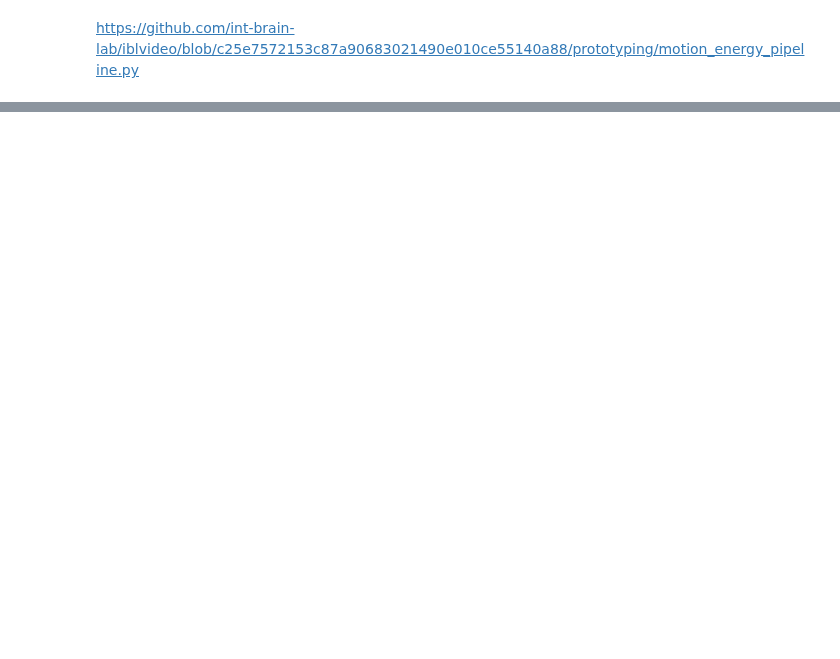
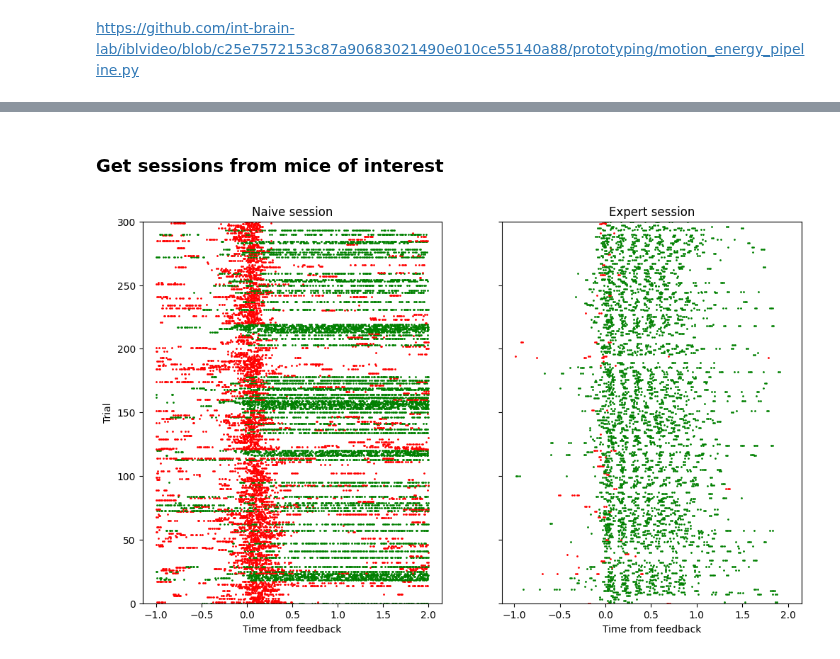
Before and after one commit to ineslaranjeira/representation_learning_variability, a Jupyter notebook: Video/Licking/licking.ipynb, the cells around one changed output, grey strips where cells are left out. Saved outputs shown, nothing was run; the diff lists cells and outputs as text; code cells hidden in the pictures; blank space fills up the shorter version.

Commit message:
Wrote code to plot licks around feedback for early and late sessions

```diff
--- a/Video/Licking/licking.ipynb
+++ b/Video/Licking/licking.ipynb
@@ -89,0 +16,71 @@ ConnectionError: HTTPSConnectionPool(host='alyx.internationalbrainlab.org', port
+# %% [markdown]
+### Get sessions from mice of interest
+# %%
+data_path =  '/home/ines/repositories/representation_learning_variability/Video/'
+os.chdir(data_path)
+
+mice = pickle.load(open("subject_intersection", "rb"))
+naive_sessions = pickle.load(open("good_naive_sessions", "rb"))
+# %%
+# Find paired sessions for each mouse
+one = ONE()
+for s, naive_session in enumerate(naive_sessions[7:8]):
+
+    # Get mouse name
+    session_details = one.list_datasets(naive_session, details=True)
+    parts = session_details['session_path'][0].split('/')
+    mouse_name = '/'.join(parts[2:3])
+
+    # Get corresponding proficient sessions
+    prof_sessions = subjects_interest_data([mouse_name], 'proficient', 'ephys')
+
+    if len(prof_sessions) > 0:
+        prof_sessions = prof_sessions['session'].unique()
+        prof_session = prof_sessions[-1]
+
+        # Get lick times for each of the sessions
+        naive_lick_times = get_lick_times(naive_session, video_type = 'left')
+        prof_lick_times = get_lick_times(prof_session, video_type = 'left')
+
+        # Get trials for corresponding sessions
+
+        trials_naive = one.load_object(naive_session, obj='trials', namespace='ibl')
+        naive_df = trials_naive.to_df()
+
+        trials_prof = one.load_object(prof_session, obj='trials', namespace='ibl')
+        prof_df = trials_prof.to_df()
+
+
+        licks_naive = psth(naive_df, naive_lick_times, 1, 2, event='feedback_times')
+        licks_prof = psth(prof_df, prof_lick_times, 1, 2, event='feedback_times')
+
+        # Plot data
+        fig, ax = plt.subplots(nrows=1, ncols=2, sharex=False, sharey=True, figsize=[12, 7])
+        # Naive session
+        data = licks_naive
+        num_trials = int(np.max(data['trial']))
+        # Plotting the spikes
+        for t, trial in enumerate(range(num_trials)):
+            licks_correct = np.array(data.loc[(data['trial']==t) & (data['correct']==1), 'lick_times'])
+            licks_incorrect = np.array(data.loc[(data['trial']==t) & (data['correct']==-1), 'lick_times'])
+            ax[0].scatter(licks_correct, np.full_like(licks_correct, t), color='green', s=1)
+            ax[0].scatter(licks_incorrect, np.full_like(licks_incorrect, t), color='red', s=1)
+
+        ax[0].set_title('Naive session')
+        ax[0].set_xlabel('Time from feedback')
+        ax[0].set_ylim([0, 300])
+
+        # Prof session
+        data = licks_prof
+        num_trials = int(np.max(data['trial']))
+        # Plotting the spikes
+        for t, trial in enumerate(range(num_trials)):
+            licks_correct = np.array(data.loc[(data['trial']==t) & (data['correct']==1), 'lick_times'])
+            licks_incorrect = np.array(data.loc[(data['trial']==t) & (data['correct']==-1), 'lick_times'])
+            ax[1].scatter(licks_correct, np.full_like(licks_correct, t), color='green', s=1)
+            ax[1].scatter(licks_incorrect, np.full_like(licks_incorrect, t), color='red', s=1)
+        ax[1].set_title('Expert session')
+        ax[1].set_xlabel('Time from feedback')
+        ax[0].set_ylabel('Trial')
+# %% [output]
+[figure, added]
```
Also changed, not shown: parts of 9 cells of this notebook.
